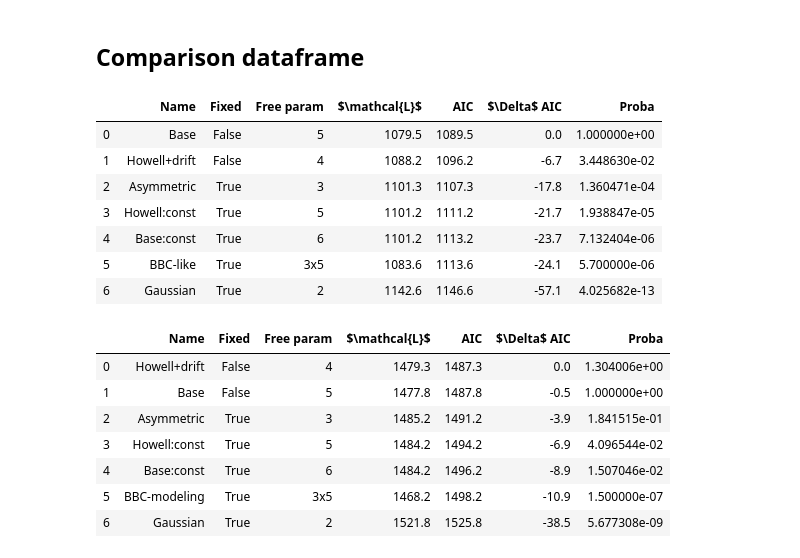
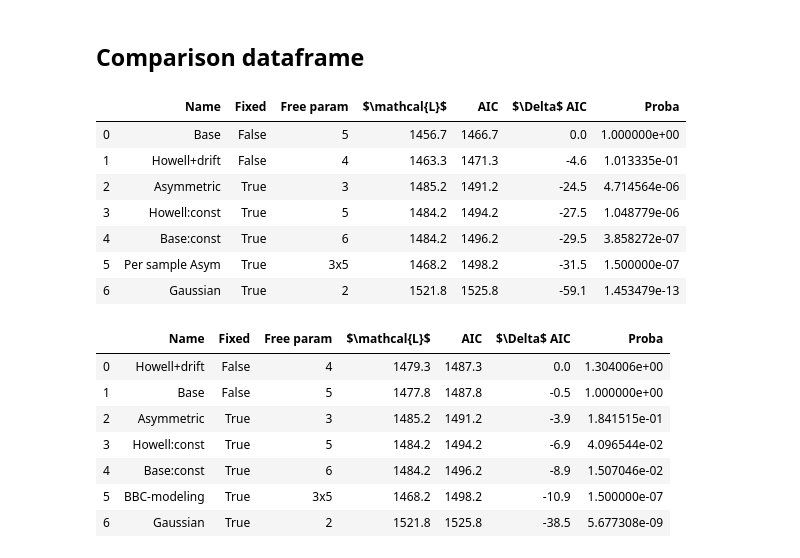
Before and after one commit to Nora-n/variaIa, a Jupyter notebook: notebooks/Tables/table_comparaison_models_baseonly.ipynb, the cells around one changed output. Saved outputs shown, nothing was run; the diff lists cells and outputs as text; code cells hidden in the pictures.

Commit message:
Back to Per Sample Asym

```diff
--- a/notebooks/Tables/table_comparaison_models_baseonly.ipynb
+++ b/notebooks/Tables/table_comparaison_models_baseonly.ipynb
@@ -282,33 +282,33 @@ evol3G3M3Sz.minimize()
 # %%
 modèles = [evol3G2M2S, evol2G2M2S,
            evol1G1M2S, evol2G2M2SF, evol3G2M2SF,
            evol1G1M1S]
 
-d_mod_comp = pd.DataFrame({'Name': [k.__doc__ for k in modèles[:-1]] + ['BBC-like'] + [k.__doc__ for k in modèles[-1:]],
+d_mod_comp = pd.DataFrame({'Name': [k.__doc__ for k in modèles[:-1]] + ['Per sample Asym'] + [k.__doc__ for k in modèles[-1:]],
                            'Fixed': [k.FIXED for k in modèles[:-1]] + ['True'] + [k.FIXED for k in modèles[-1:]],
                            'Free param': [len(k.FREEPARAMETERS) for k in modèles[:-1]] + ['3x5'] + [len(k.FREEPARAMETERS) for k in modèles[-1:]],
                            '$\mathcal{L}$': [round(k.get_logl(),1) for k in modèles[:-1]] + [1083.6 if cons.value else 1468.2] + [round(k.get_logl(),1) for k in modèles[-1:]],
                            'AIC': [round(k.get_aic(),1) for k in modèles[:-1]] + [1113.6 if cons.value else 1498.2] + [round(k.get_aic(),1) for k in modèles[-1:]],
                            '$\Delta$ AIC': [round(evol3G2M2S.get_aic()-k.get_aic(),1) for k in modèles[:-1]] + [-24.1 if cons.value else -31.5] + [round(evol3G2M2S.get_aic()-k.get_aic(),1) for k in modèles[-1:]],
                            'Proba': [get_proba(k) for k in modèles[:-1]] + [5.7e-6 if cons.value else 1.5e-7] + [get_proba(k) for k in modèles[-1:]]
                           })
 
 path = '../../Data/df_comparaison'
 if cons.value:
     path += '_cons'
 path += '.dat'
 d_mod_comp.to_csv(path)
 
 d_mod_comp
 # %% [output]
 |  | Name | Fixed | Free param | $\mathcal{L}$ | AIC | $\Delta$ AIC | Proba |
-| 0 | Base | False | 5 | 1079.5 | 1089.5 | 0.0 | 1.000000e+00 |
-| 1 | Howell+drift | False | 4 | 1088.2 | 1096.2 | -6.7 | 3.448630e-02 |
-| 2 | Asymmetric | True | 3 | 1101.3 | 1107.3 | -17.8 | 1.360471e-04 |
-| 3 | Howell:const | True | 5 | 1101.2 | 1111.2 | -21.7 | 1.938847e-05 |
-| 4 | Base:const | True | 6 | 1101.2 | 1113.2 | -23.7 | 7.132404e-06 |
-| 5 | BBC-like | True | 3x5 | 1083.6 | 1113.6 | -24.1 | 5.700000e-06 |
-| 6 | Gaussian | True | 2 | 1142.6 | 1146.6 | -57.1 | 4.025682e-13 |
+| 0 | Base | False | 5 | 1456.7 | 1466.7 | 0.0 | 1.000000e+00 |
+| 1 | Howell+drift | False | 4 | 1463.3 | 1471.3 | -4.6 | 1.013335e-01 |
+| 2 | Asymmetric | True | 3 | 1485.2 | 1491.2 | -24.5 | 4.714564e-06 |
+| 3 | Howell:const | True | 5 | 1484.2 | 1494.2 | -27.5 | 1.048779e-06 |
+| 4 | Base:const | True | 6 | 1484.2 | 1496.2 | -29.5 | 3.858272e-07 |
+| 5 | Per sample Asym | True | 3x5 | 1468.2 | 1498.2 | -31.5 | 1.500000e-07 |
+| 6 | Gaussian | True | 2 | 1521.8 | 1525.8 | -59.1 | 1.453479e-13 |
 # %%
 def get_proba(model):
     return np.exp((evol3G2M2Sz.get_aic() - model.get_aic())/2)
```
Also changed, not shown: 5 other files.
